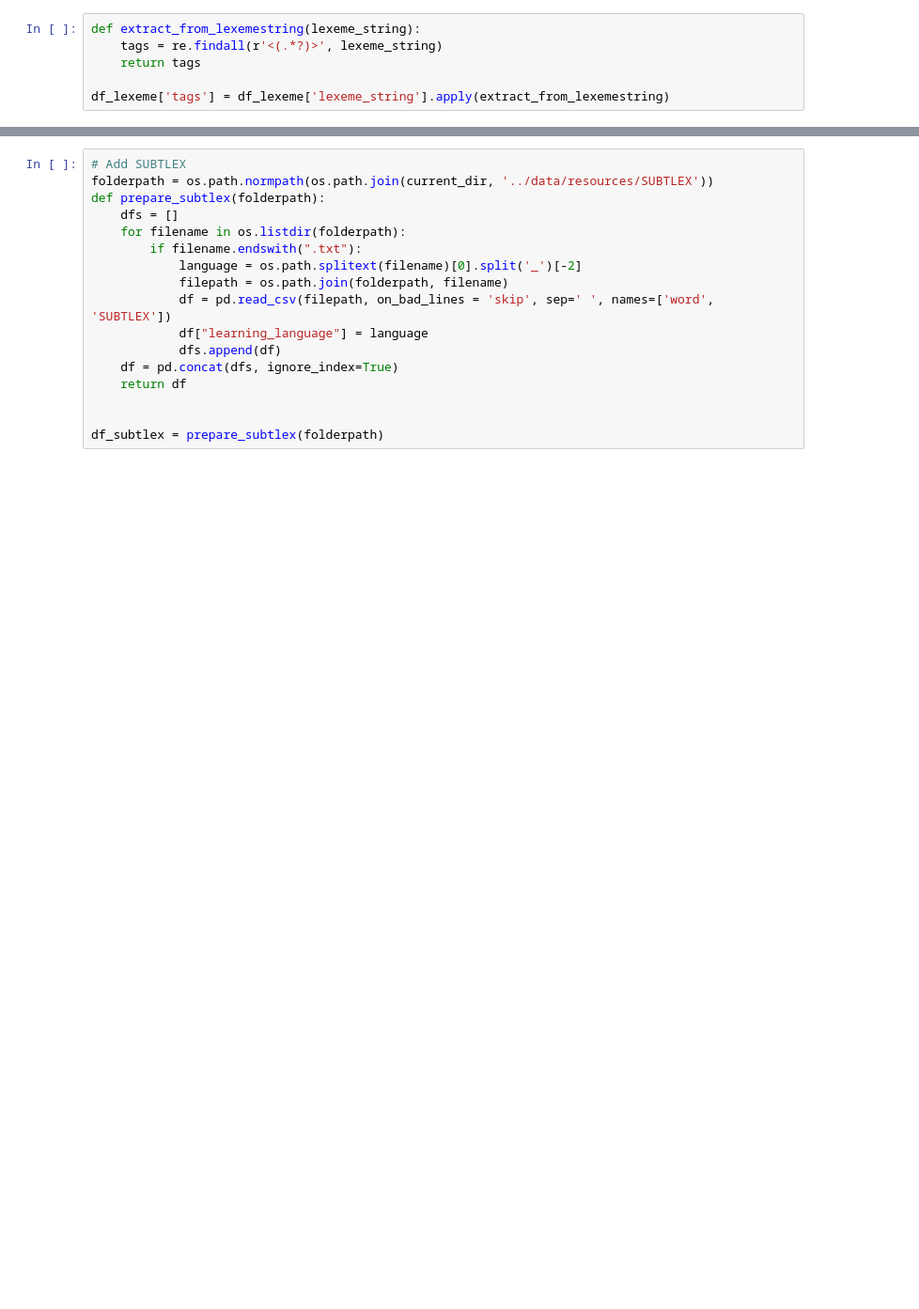
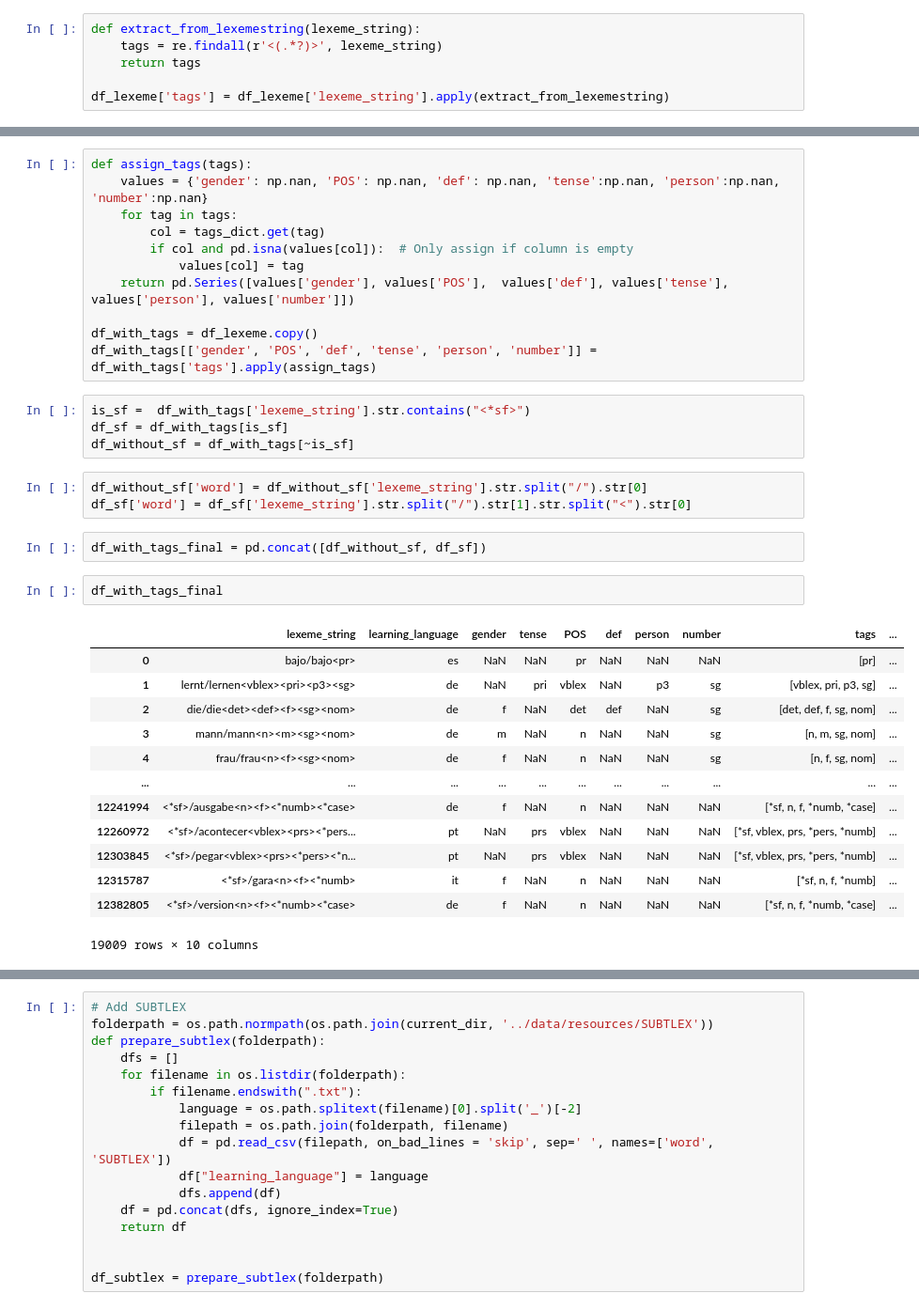
Before and after one commit to juliakubisa/spaced_repetition_algorithm, a Jupyter notebook: notebooks/lexeme_tags.ipynb, the cells around one changed output, grey strips where cells are left out. Shown at 94% size. Drawn from its saved outputs; the diff is of its cells as text; blank space fills up the shorter version.

```diff
--- a/notebooks/lexeme_tags.ipynb
+++ b/notebooks/lexeme_tags.ipynb
@@ -144,0 +137,36 @@ df_lexeme
+# %%
+def assign_tags(tags):
+    values = {'gender': np.nan, 'POS': np.nan, 'def': np.nan, 'tense':np.nan, 'person':np.nan, 'number':np.nan}
+    for tag in tags:
+        col = tags_dict.get(tag)
+        if col and pd.isna(values[col]):  # Only assign if column is empty
+            values[col] = tag
+    return pd.Series([values['gender'], values['POS'],  values['def'], values['tense'], values['person'], values['number']])
+
+df_with_tags = df_lexeme.copy()
+df_with_tags[['gender', 'POS', 'def', 'tense', 'person', 'number']] = df_with_tags['tags'].apply(assign_tags)
+# %%
+is_sf =  df_with_tags['lexeme_string'].str.contains("<*sf>")
+df_sf = df_with_tags[is_sf]
+df_without_sf = df_with_tags[~is_sf]
+# %%
+df_without_sf['word'] = df_without_sf['lexeme_string'].str.split("/").str[0]
+df_sf['word'] = df_sf['lexeme_string'].str.split("/").str[1].str.split("<").str[0]
+# %%
+df_with_tags_final = pd.concat([df_without_sf, df_sf])
+# %%
+df_with_tags_final
+# %% [output]
+|  | lexeme_string | learning_language | gender | tense | POS | def | person | number | tags | ... |
+| 0 | bajo/bajo<pr> | es | NaN | NaN | pr | NaN | NaN | NaN | [pr] | ... |
+| 1 | lernt/lernen<vblex><pri><p3><sg> | de | NaN | pri | vblex | NaN | p3 | sg | [vblex, pri, p3, sg] | ... |
+| 2 | die/die<det><def><f><sg><nom> | de | f | NaN | det | def | NaN | sg | [det, def, f, sg, nom] | ... |
+| 3 | mann/mann<n><m><sg><nom> | de | m | NaN | n | NaN | NaN | sg | [n, m, sg, nom] | ... |
+| 4 | frau/frau<n><f><sg><nom> | de | f | NaN | n | NaN | NaN | sg | [n, f, sg, nom] | ... |
+| ... | ... | ... | ... | ... | ... | ... | ... | ... | ... | ... |
+| 12241994 | <*sf>/ausgabe<n><f><*numb><*case> | de | f | NaN | n | NaN | NaN | NaN | [*sf, n, f, *numb, *case] | ... |
+| 12260972 | <*sf>/acontecer<vblex><prs><*pers... | pt | NaN | prs | vblex | NaN | NaN | NaN | [*sf, vblex, prs, *pers, *numb] | ... |
+| 12303845 | <*sf>/pegar<vblex><prs><*pers><*n... | pt | NaN | prs | vblex | NaN | NaN | NaN | [*sf, vblex, prs, *pers, *numb] | ... |
+| 12315787 | <*sf>/gara<n><f><*numb> | it | f | NaN | n | NaN | NaN | NaN | [*sf, n, f, *numb] | ... |
+| 12382805 | <*sf>/version<n><f><*numb><*case> | de | f | NaN | n | NaN | NaN | NaN | [*sf, n, f, *numb, *case] | ... |
+19009 rows × 10 columns
```
Also changed, not shown: parts of 18 cells of this notebook.
